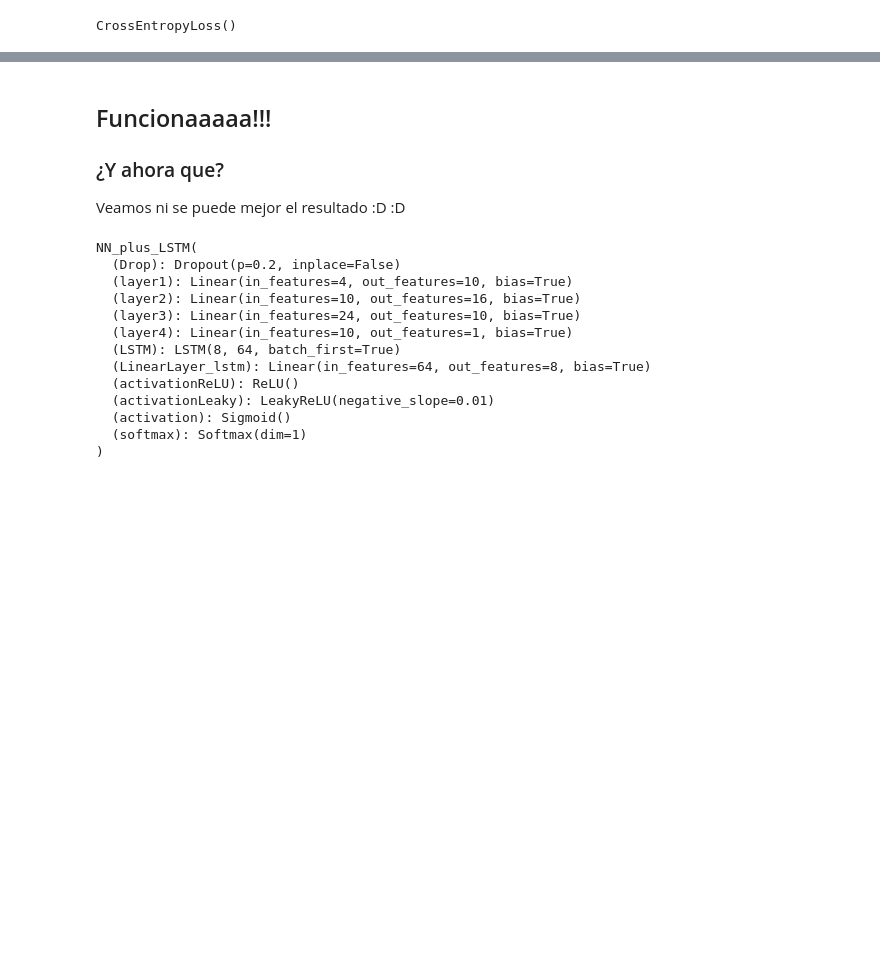
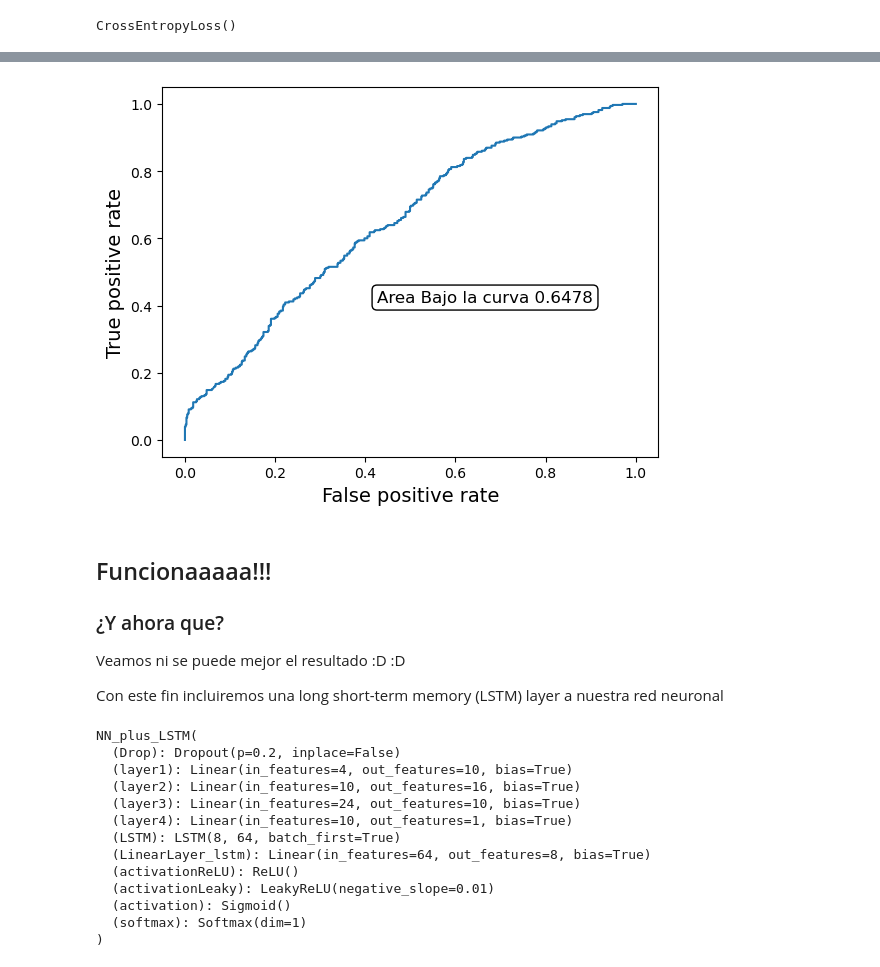
Before and after one commit to andreyvinasco/Hackaton_LACONGA_Analisis_mercado, a Jupyter notebook: entrenamiento.ipynb, the cells around one changed output, grey strips where cells are left out. Saved outputs shown, nothing was run; the diff lists cells and outputs as text; code cells hidden in the pictures; blank space fills up the shorter version.

```diff
--- a/entrenamiento.ipynb
+++ b/entrenamiento.ipynb
@@ -501,9 +563,28 @@ cantidad escogidas up-> 110
+# %%
+from sklearn.metrics import roc_curve, roc_auc_score
+
+fpr, tpr, thresholds = roc_curve(labels_test, nodes_out )
+fig, ax = plt.subplots()
+
+ax.plot(fpr, tpr)
+roc_auc = roc_auc_score(labels_test, nodes_out )
+ax.annotate(f'Area Bajo la curva {roc_auc:.4f}' , xy=(310, 120), xycoords='axes points',
+            size=12, ha='right', va='top',
+            bbox=dict(boxstyle='round', fc='w'))
+plt.xlabel("False positive rate", size=14)
+plt.ylabel("True positive rate", size=14)
+plt.savefig('roc_curve.png')
+plt.show()
+# %% [output]
+[figure, added]
 # %% [markdown]
 ## Funcionaaaaa!!!
 
 ### ¿Y ahora que?
 
 Veamos ni se puede mejor el resultado :D :D
+
+Con este fin incluiremos una long short-term memory (LSTM) layer a nuestra red neuronal
 # %%
 # Let's go to use an simple Neural Network :3 :3 :3
 
```
Also changed, not shown: parts of 23 cells of this notebook.
